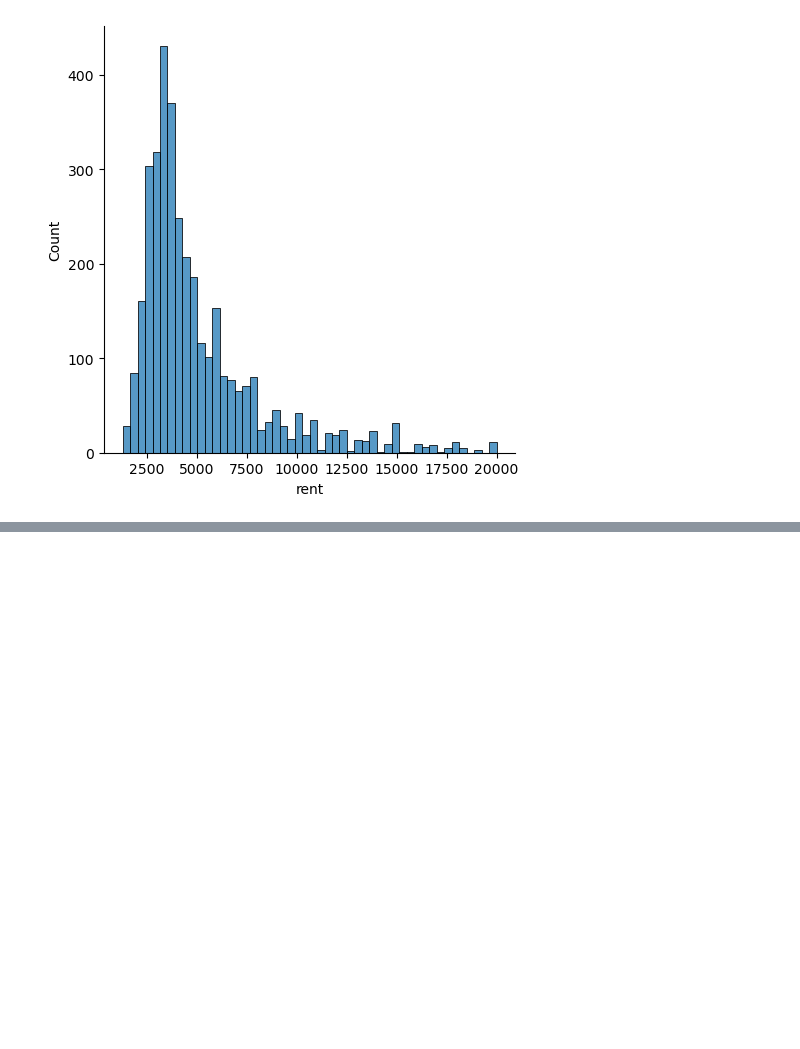
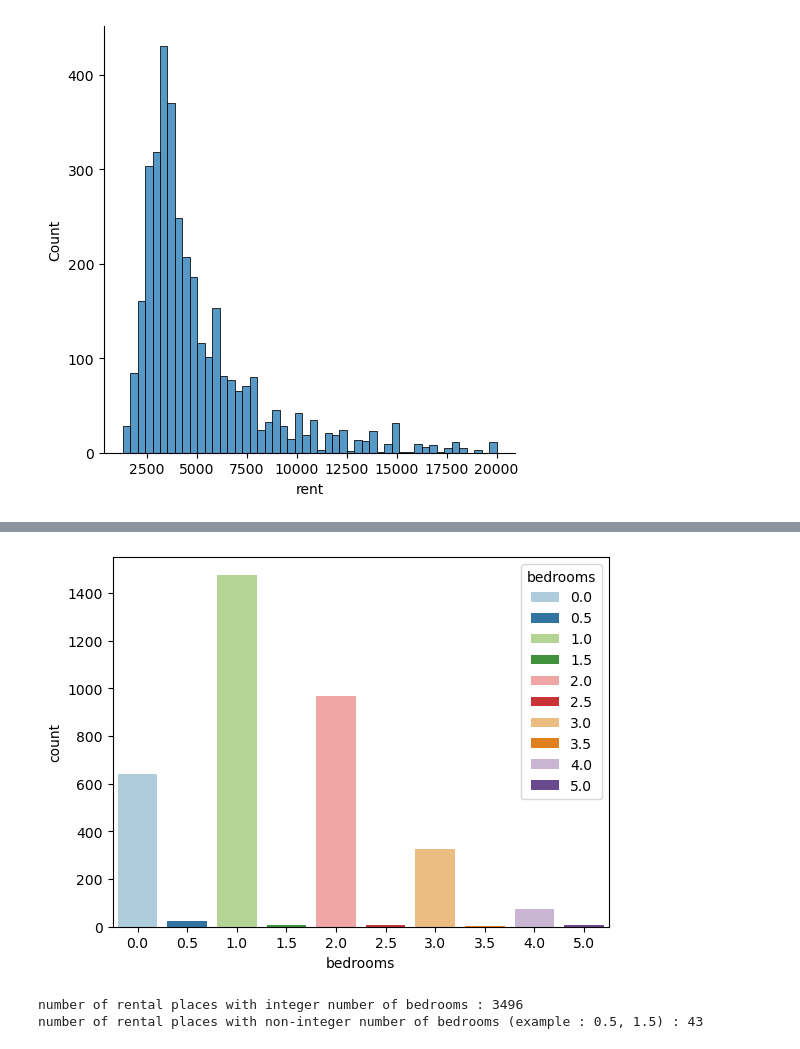
Before and after one commit to SuhyunKimm/Data-Analytics-Practice, a Jupyter notebook: Manhattan_Rent/Untitled.ipynb, the cells around one changed output, grey strips where cells are left out. Cells and saved outputs as stored; diff of their text form; code cells hidden in the pictures; blank space fills up the shorter version.

```diff
--- a/Manhattan_Rent/Untitled.ipynb
+++ b/Manhattan_Rent/Untitled.ipynb
@@ -111,0 +107,16 @@ Type:      function
+# %%
+sns.countplot(x='bedrooms', data = df, palette = 'Paired', hue = df['bedrooms'])
+plt.show()
+# %% [output]
+[figure, added]
+# %%
+'''
+Since those rental places with integer number of bedrooms are taking most amount of whole data,
+we are going to analyze the relationship between the number of bedrooms (0,1,2,3,4 bedrooms) and rental price
+'''
+bedroom_num_integer = df[df.bedrooms % 1.0 == 0]
+print(f'number of rental places with integer number of bedrooms : {len(bedroom_num_integer)}')
+print(f'number of rental places with non-integer number of bedrooms (example : 0.5, 1.5) : {len(df[df.bedrooms % 1.0 != 0])}')
+# %% [output]
+number of rental places with integer number of bedrooms : 3496
+number of rental places with non-integer number of bedrooms (example : 0.5, 1.5) : 43
```
Also changed, not shown: parts of 5 cells of this notebook.
